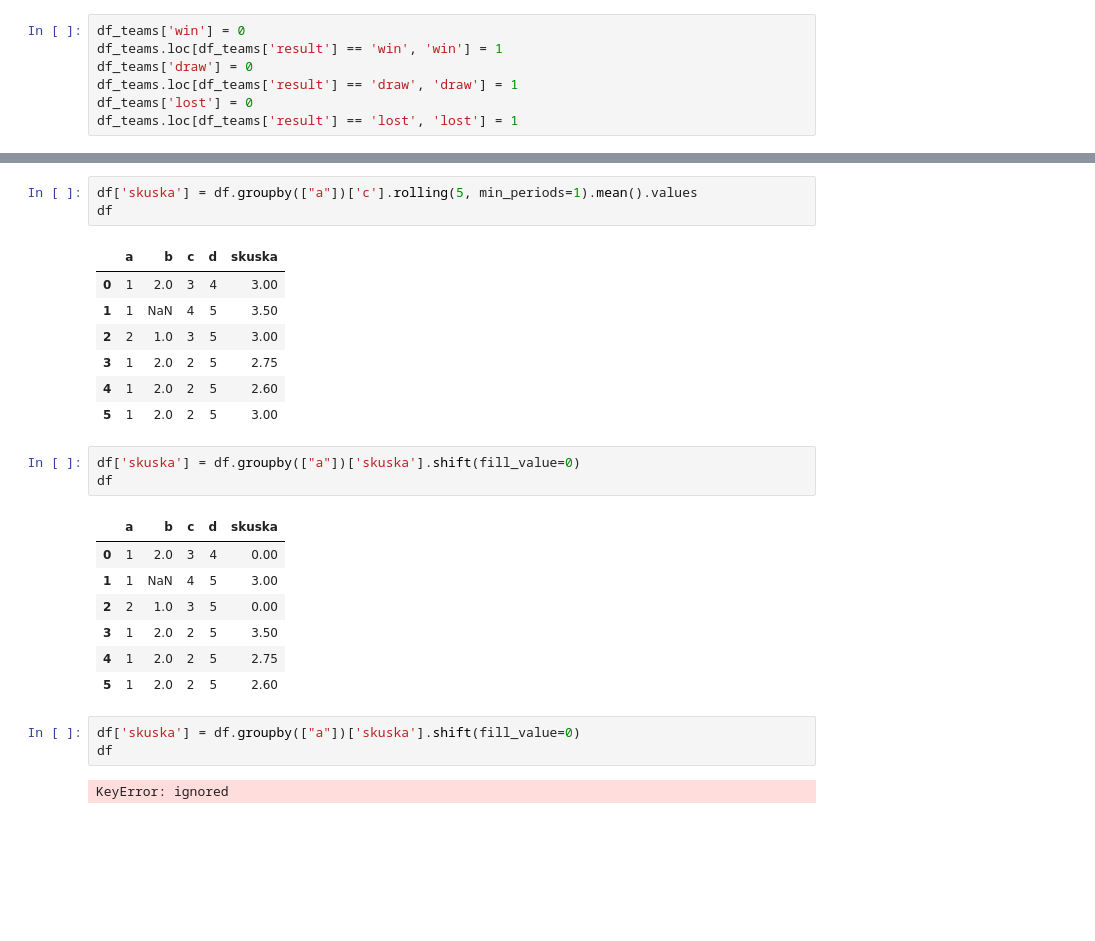
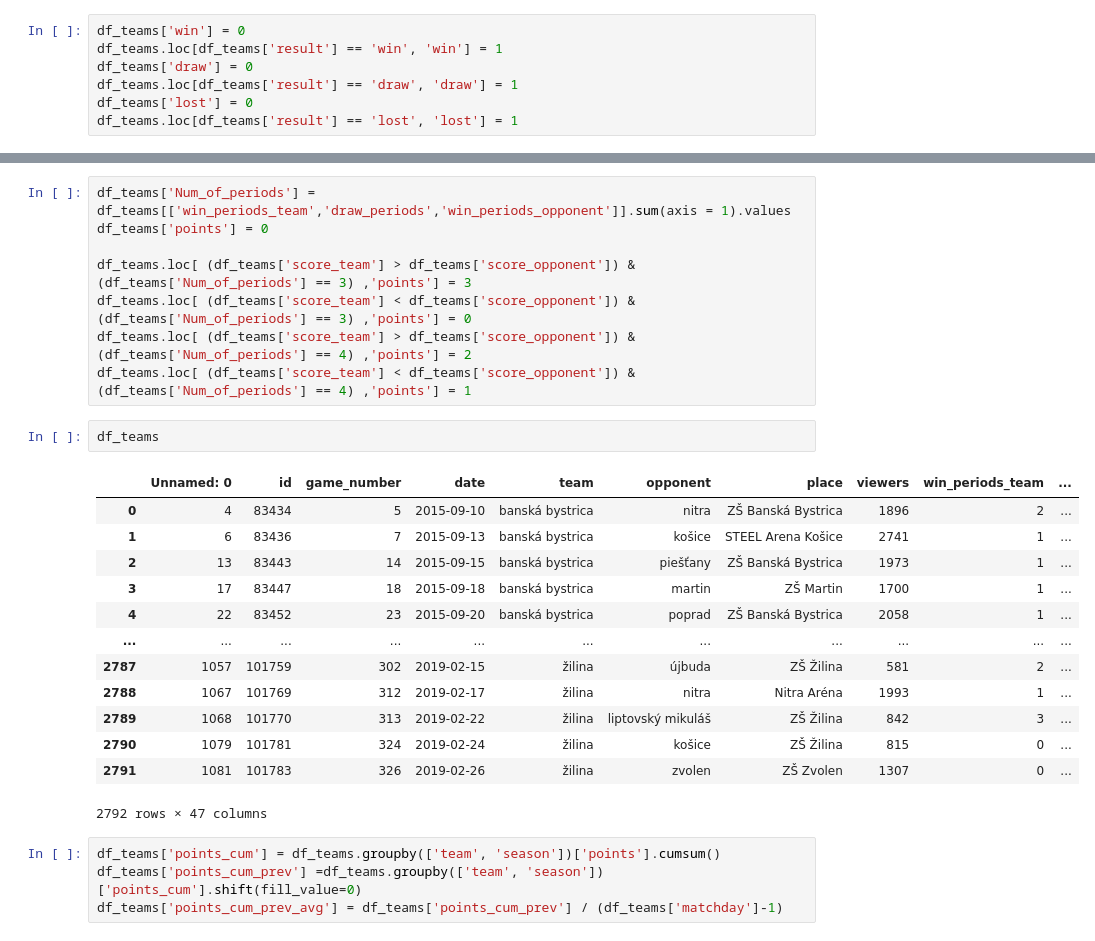
Before and after one commit to stazam/M7DataSp---Advanced-data-science-techniques, a Jupyter notebook: HocekyBetting.ipynb, the cells around one changed output, grey strips where cells are left out. Cells and saved outputs as stored; diff of their text form; blank space fills up the shorter version.

```diff
--- a/HocekyBetting.ipynb
+++ b/HocekyBetting.ipynb
@@ -227,27 +215,28 @@ df.groupby(['a']).shift(fill_value=0)
-# %%
-df['skuska'] = df.groupby(["a"])['c'].rolling(5, min_periods=1).mean().values
-df
-# %% [output]
-|  | a | b | c | d | skuska |
-| 0 | 1 | 2.0 | 3 | 4 | 3.00 |
-| 1 | 1 | NaN | 4 | 5 | 3.50 |
-| 2 | 2 | 1.0 | 3 | 5 | 3.00 |
-| 3 | 1 | 2.0 | 2 | 5 | 2.75 |
-| 4 | 1 | 2.0 | 2 | 5 | 2.60 |
-| 5 | 1 | 2.0 | 2 | 5 | 3.00 |
-# %%
-df['skuska'] = df.groupby(["a"])['skuska'].shift(fill_value=0)
-df
-# %% [output]
-|  | a | b | c | d | skuska |
-| 0 | 1 | 2.0 | 3 | 4 | 0.00 |
-| 1 | 1 | NaN | 4 | 5 | 3.00 |
-| 2 | 2 | 1.0 | 3 | 5 | 0.00 |
-| 3 | 1 | 2.0 | 2 | 5 | 3.50 |
-| 4 | 1 | 2.0 | 2 | 5 | 2.75 |
-| 5 | 1 | 2.0 | 2 | 5 | 2.60 |
-# %%
-df['skuska'] = df.groupby(["a"])['skuska'].shift(fill_value=0)
-df
-# %% [output]
-KeyError: ignored
+# %%
+df_teams['Num_of_periods'] = df_teams[['win_periods_team','draw_periods','win_periods_opponent']].sum(axis = 1).values
+df_teams['points'] = 0
+
+df_teams.loc[ (df_teams['score_team'] > df_teams['score_opponent']) & (df_teams['Num_of_periods'] == 3) ,'points'] = 3
+df_teams.loc[ (df_teams['score_team'] < df_teams['score_opponent']) & (df_teams['Num_of_periods'] == 3) ,'points'] = 0
+df_teams.loc[ (df_teams['score_team'] > df_teams['score_opponent']) & (df_teams['Num_of_periods'] == 4) ,'points'] = 2
+df_teams.loc[ (df_teams['score_team'] < df_teams['score_opponent']) & (df_teams['Num_of_periods'] == 4) ,'points'] = 1
+# %%
+df_teams
+# %% [output]
+|  | Unnamed: 0 | id | game_number | date | team | opponent | place | viewers | win_periods_team | ... |
+| 0 | 4 | 83434 | 5 | 2015-09-10 | banská bystrica | nitra | ZŠ Banská Bystrica | 1896 | 2 | ... |
+| 1 | 6 | 83436 | 7 | 2015-09-13 | banská bystrica | košice | STEEL Arena Košice | 2741 | 1 | ... |
+| 2 | 13 | 83443 | 14 | 2015-09-15 | banská bystrica | piešťany | ZŠ Banská Bystrica | 1973 | 1 | ... |
+| 3 | 17 | 83447 | 18 | 2015-09-18 | banská bystrica | martin | ZŠ Martin | 1700 | 1 | ... |
+| 4 | 22 | 83452 | 23 | 2015-09-20 | banská bystrica | poprad | ZŠ Banská Bystrica | 2058 | 1 | ... |
+| ... | ... | ... | ... | ... | ... | ... | ... | ... | ... | ... |
+| 2787 | 1057 | 101759 | 302 | 2019-02-15 | žilina | újbuda | ZŠ Žilina | 581 | 2 | ... |
+| 2788 | 1067 | 101769 | 312 | 2019-02-17 | žilina | nitra | Nitra Aréna | 1993 | 1 | ... |
+| 2789 | 1068 | 101770 | 313 | 2019-02-22 | žilina | liptovský mikuláš | ZŠ Žilina | 842 | 3 | ... |
+| 2790 | 1079 | 101781 | 324 | 2019-02-24 | žilina | košice | ZŠ Žilina | 815 | 0 | ... |
+| 2791 | 1081 | 101783 | 326 | 2019-02-26 | žilina | zvolen | ZŠ Zvolen | 1307 | 0 | ... |
+2792 rows × 47 columns
+# %%
+df_teams['points_cum'] = df_teams.groupby(['team', 'season'])['points'].cumsum()
+df_teams['points_cum_prev'] =df_teams.groupby(['team', 'season'])['points_cum'].shift(fill_value=0)
+df_teams['points_cum_prev_avg'] = df_teams['points_cum_prev'] / (df_teams['matchday']-1)
```
Also changed, not shown: parts of 22 cells of this notebook.
